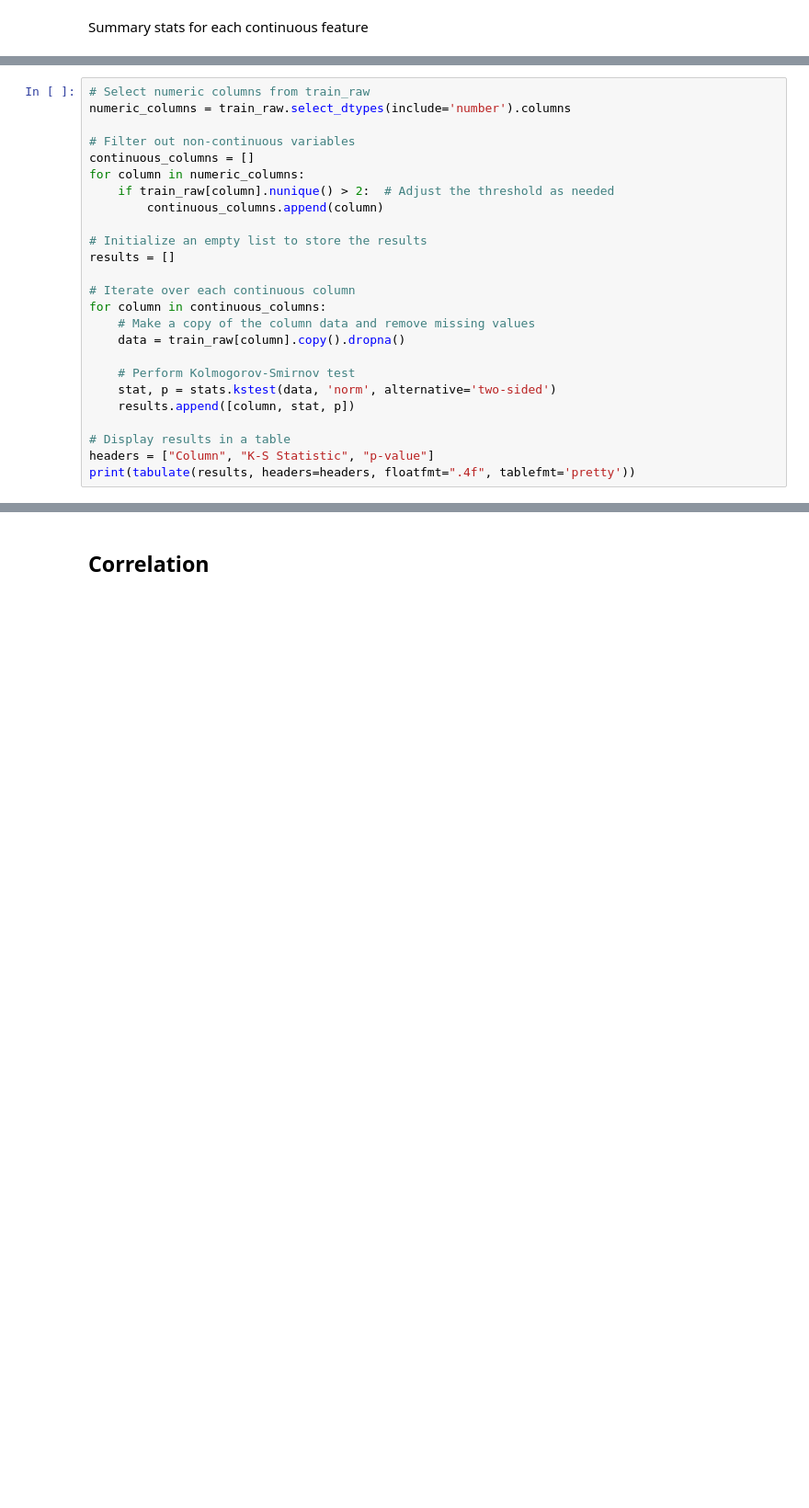
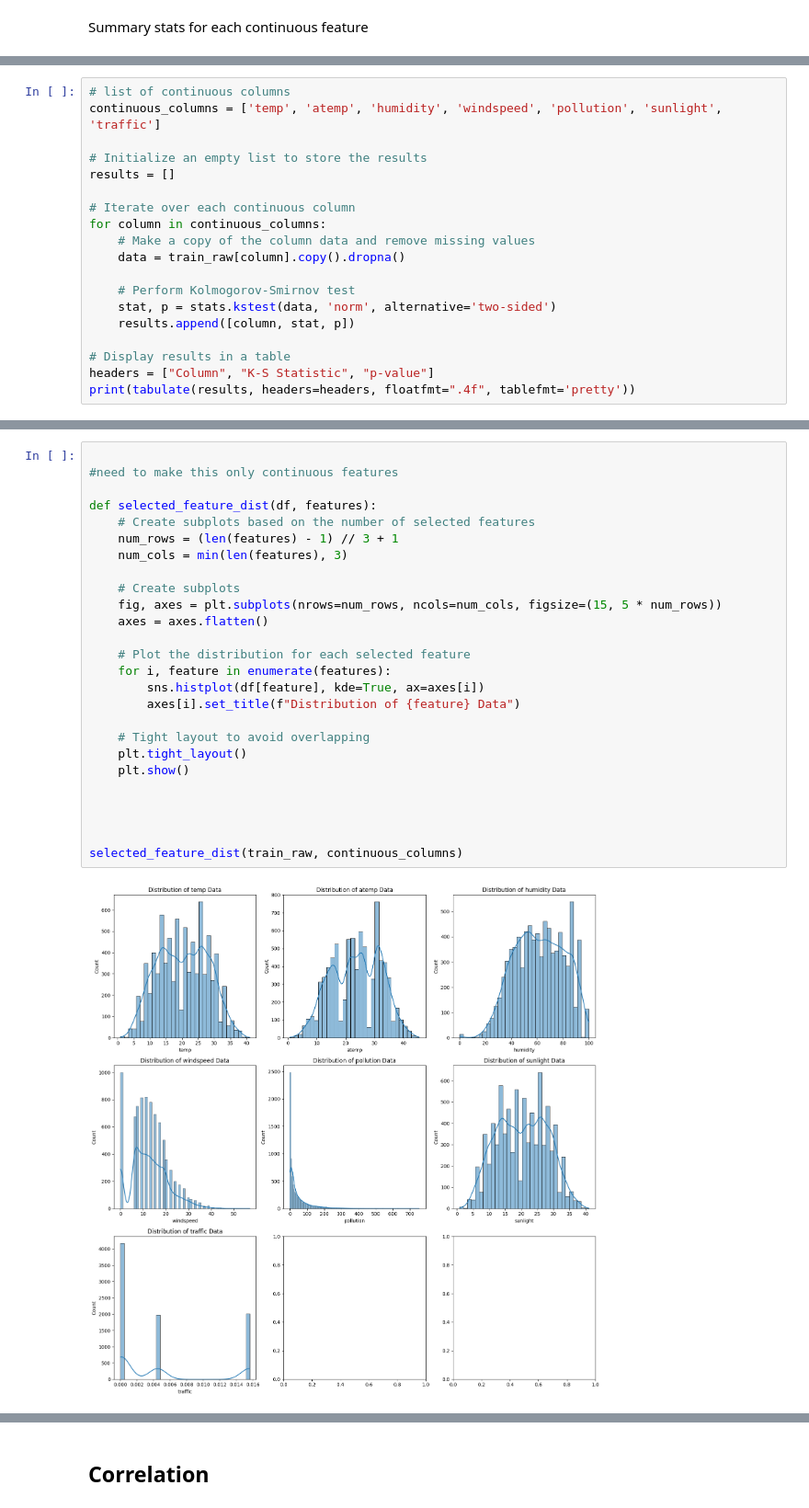
Before and after one commit to ronsegev98/Assignment_1_Group5, a Jupyter notebook: Assignment_1_Group5.ipynb, the cells around one changed output, grey strips where cells are left out. Shown at 92% size. Drawn from its saved outputs; the diff is of its cells as text; blank space fills up the shorter version.

```diff
--- a/Assignment_1_Group5.ipynb
+++ b/Assignment_1_Group5.ipynb
@@ -125,12 +122,6 @@ We will check  distribution of continuous variables in order to see which statis
 # %%
-# Select numeric columns from train_raw
-numeric_columns = train_raw.select_dtypes(include='number').columns
-
-# Filter out non-continuous variables
-continuous_columns = []
-for column in numeric_columns:
-    if train_raw[column].nunique() > 2:  # Adjust the threshold as needed
-        continuous_columns.append(column)
+# list of continuous columns
+continuous_columns = ['temp', 'atemp', 'humidity', 'windspeed', 'pollution', 'sunlight', 'traffic']
 
 # Initialize an empty list to store the results
 results = []
@@ -173 +166,29 @@ Interpreting the results:
+# %%
+
+#need to make this only continuous features
+
+def selected_feature_dist(df, features):
+    # Create subplots based on the number of selected features
+    num_rows = (len(features) - 1) // 3 + 1
+    num_cols = min(len(features), 3)
+
+    # Create subplots
+    fig, axes = plt.subplots(nrows=num_rows, ncols=num_cols, figsize=(15, 5 * num_rows))
+    axes = axes.flatten()
+
+    # Plot the distribution for each selected feature
+    for i, feature in enumerate(features):
+        sns.histplot(df[feature], kde=True, ax=axes[i])
+        axes[i].set_title(f"Distribution of {feature} Data")
+
+    # Tight layout to avoid overlapping
+    plt.tight_layout()
+    plt.show()
+
+
+
+
+selected_feature_dist(train_raw, continuous_columns)
+# %% [output]
+[figure, added]
 # %%
```
Also changed, not shown: parts of 91 cells of this notebook.
